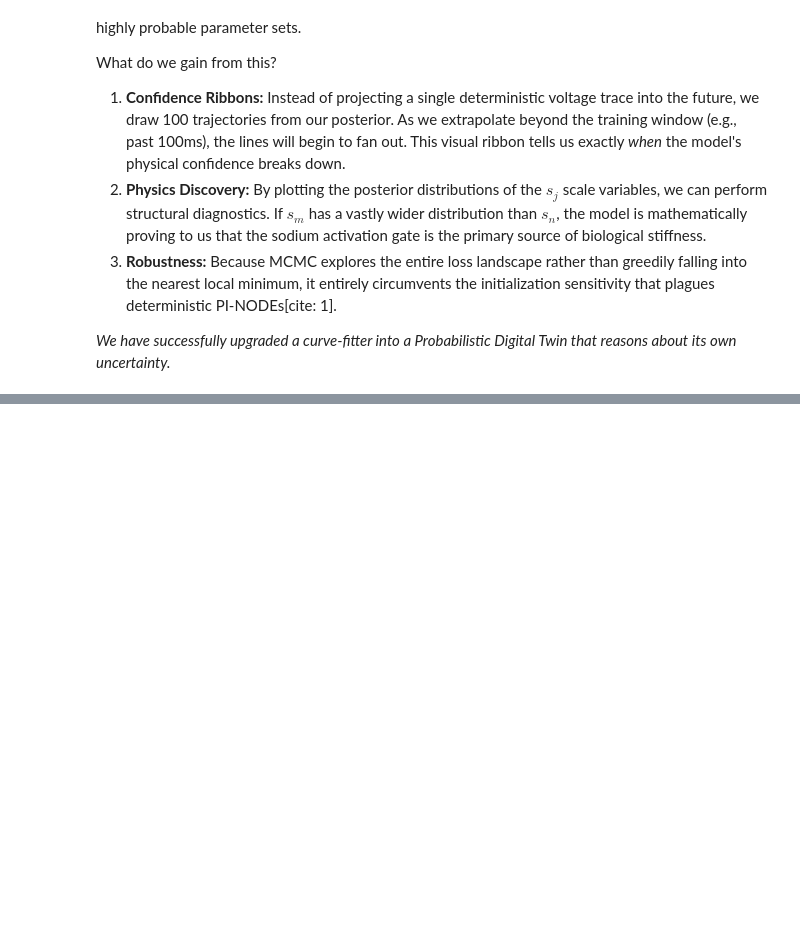
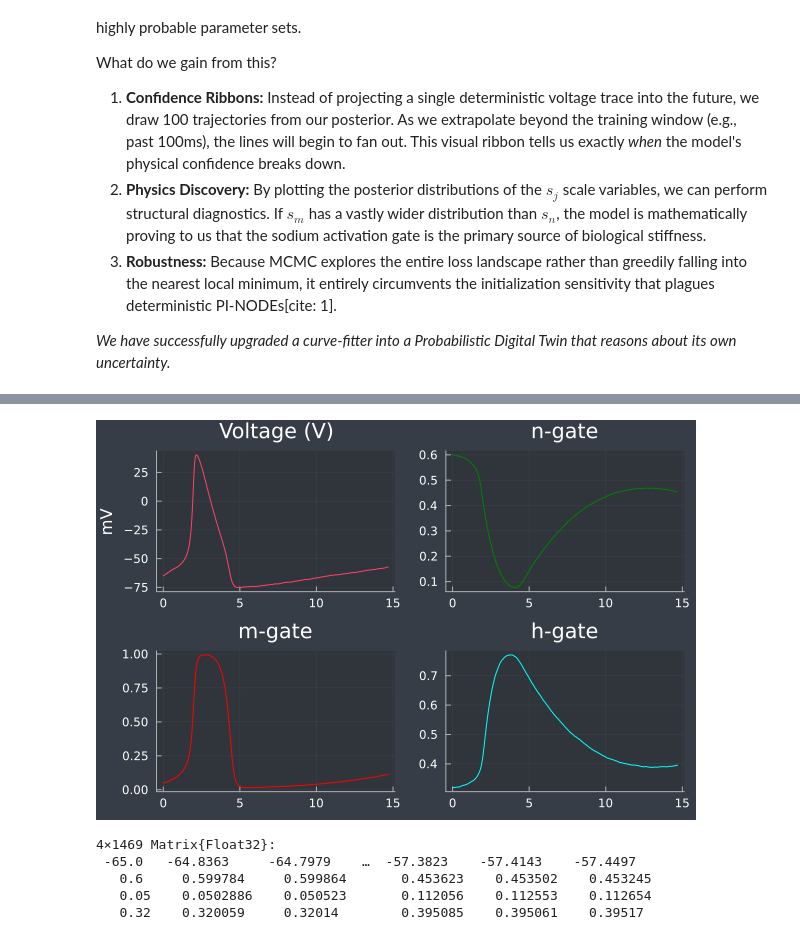
Before and after one commit to Nirbhay0007/Neural_Spiking_Dynamics, a Jupyter notebook: PINODE_SR/bayesian_pinode_sr.ipynb, the cells around one changed output, grey strips where cells are left out. Cells and saved outputs as stored; diff of their text form; code cells hidden in the pictures; blank space fills up the shorter version.

```diff
--- a/PINODE_SR/bayesian_pinode_sr.ipynb
+++ b/PINODE_SR/bayesian_pinode_sr.ipynb
@@ -103,0 +126,6 @@ using Statistics, Random, Plots
+# %%
+using CSV
+using DataFrames
+
+# 1. Define the file path
+file_path = raw"C:\Users\ADMIN\Downloads\Neural_Spiking_Dynamics\notebooks\1_data_generation\single_spike_noisy_data.csv"
@@ -119,3 +153,16 @@ first(df_ordered, 5)
+# %%
+HH_data=HH_data_raw
+using Plots
+theme(:dark)
+# Create 4 subplots in a 2x2 grid
+p1 = plot(df_ordered.timestamp, df_ordered.V, title="Voltage (V)", ylabel="mV")
+p2 = plot(df_ordered.timestamp, df_ordered.n, title="n-gate", color=:green)
+p3 = plot(df_ordered.timestamp, df_ordered.m, title="m-gate", color=:red)
+p4 = plot(df_ordered.timestamp, df_ordered.h, title="h-gate", color=:cyan)
+
+plot(p1, p2, p3, p4, layout=(2, 2), legend=false)
+# %% [output]
+[figure, added]
 # %%
 # %%
 df_ordered = HH_data[:, [:timestamp, :V, :n, :m, :h]]
@@ -123,6 +170,12 @@ df_ordered = HH_data[:, [:timestamp, :V, :n, :m, :h]]
 # %%
 t_train = Float32.(df_ordered.timestamp)
 z_train = Float32.(Matrix(df_ordered[:, [:V, :n, :m, :h]])')
+# %% [output]
+4×1469 Matrix{Float32}:
+ -65.0   -64.8363     -64.7979    …  -57.3823    -57.4143    -57.4497
+   0.6     0.599784     0.599864       0.453623    0.453502    0.453245
+   0.05    0.0502886    0.050523       0.112056    0.112553    0.112654
+   0.32    0.320059     0.32014        0.395085    0.395061    0.39517
 # %%
 
 # %%
```
Also changed, not shown: parts of 9 cells of this notebook, 4 other files.
